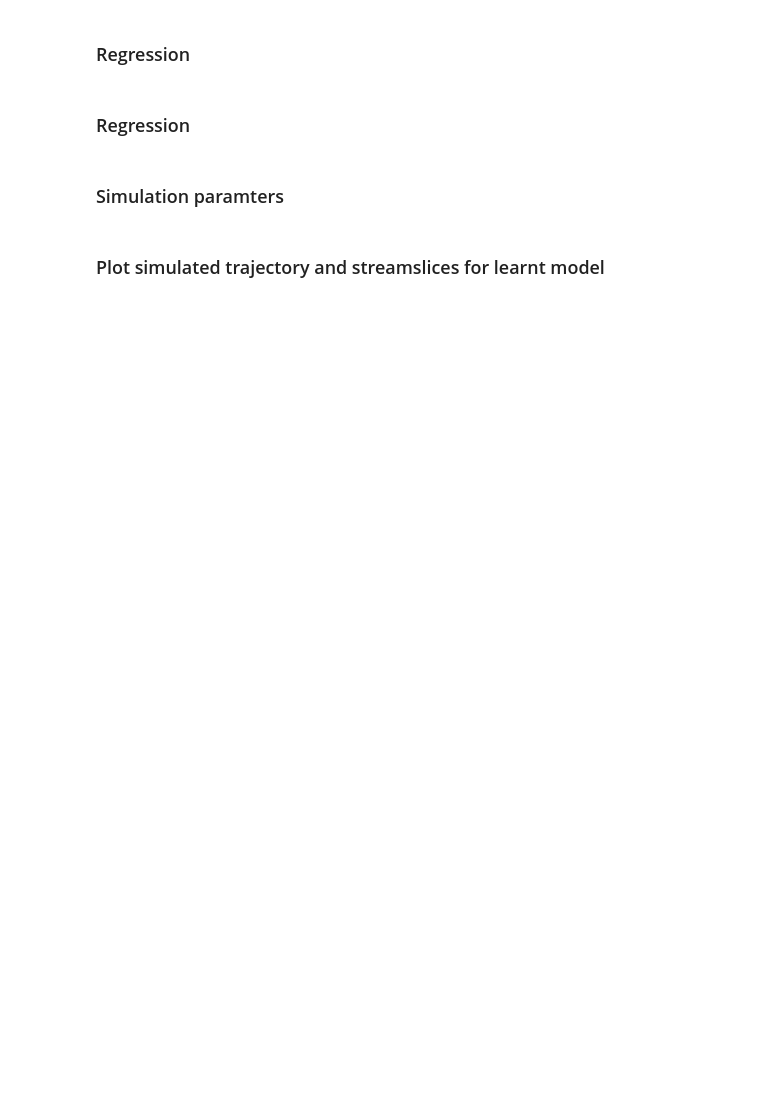
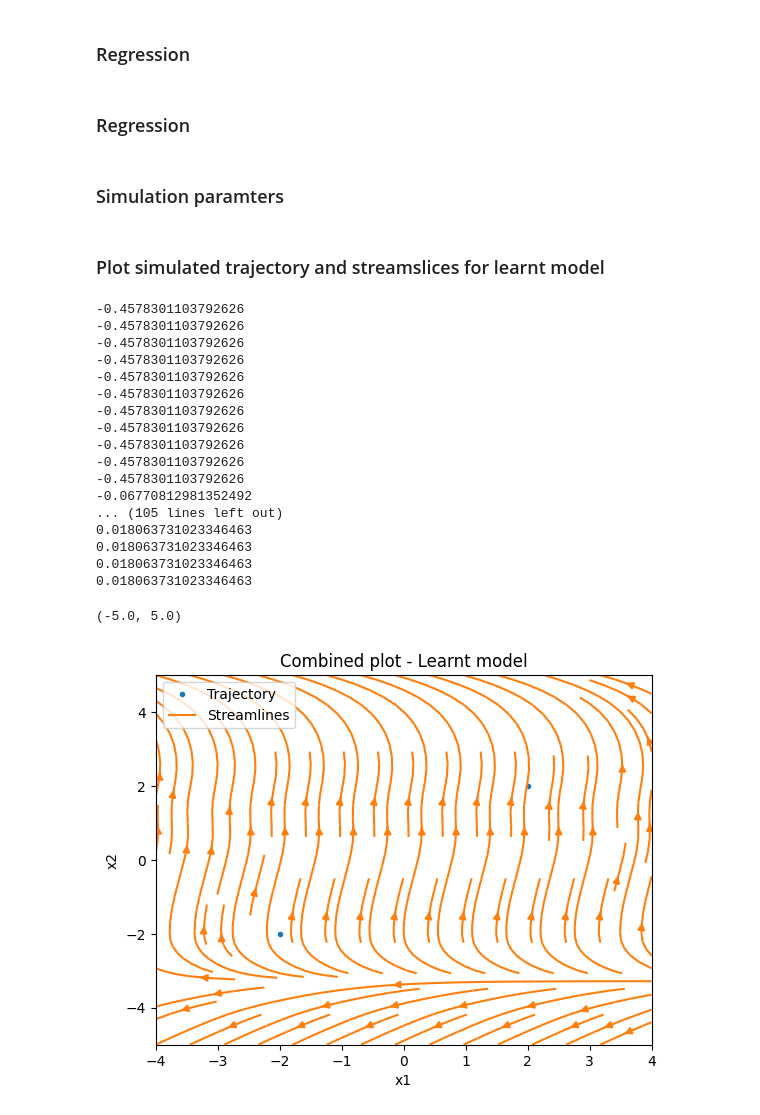
Before and after one commit to helenatp/prosjektoppgaveTPK4560, a Jupyter notebook: src/oscillator_with_rff.ipynb, the cells around one changed output. Cells and saved outputs as stored; diff of their text form; code cells hidden in the pictures; blank space fills up the shorter version.

Commit message:
learnt_model is not working

```diff
--- a/src/oscillator_with_rff.ipynb
+++ b/src/oscillator_with_rff.ipynb
@@ -167,15 +169,43 @@ print(x_train.shape, y_train.shape)
 # %% [markdown]
 ### Regression
+# %%
+def psi(x, w, b):
+    return np.sqrt(2) * np.cos(w.T@x + b)
+
+def psi_vector(x, w, b, m):
+    psi_vector = np.zeros(m)
+    for i in range(m):
+        psi_vector[i] = psi(x, w[:, i], b[:,i])
+    return np.array(psi_vector)
+
+def capital_psi(x, w, b, m, dim):
+    psi = psi_vector(x,w,b,m)
+    return np.kron(psi, np.eye(dim))
+
+
+def phi(x, w, b, n, m, dim):
+    phi = np.zeros((dim*n, dim*m))
+    for i in range(0, n):
+        psi = capital_psi(x[:,i], w, b, m, dim)
+        phi[dim*i] = psi[0]
+        phi[dim*i+1] = psi[1]
+    return phi
+
+def alpha_approx(x_vector, y, dim, m, lam, n):
+    phi_ = phi(x_vector, w, b, n, m, dim)
+    alpha_inv_part = np.linalg.inv(phi_.T @ phi_ + lam*np.eye(dim*m))
+    y_reshaped = np.reshape(y, (-1,1))
+    alpha = alpha_inv_part @ (phi_.T @ y_reshaped)
+    return alpha
 # %%
 # Get alphas (coefficient vectors)
 lambda_ = 0.000001 # regularization parameter lamda
 alpha_array_rff = alpha_approx(x_train, y_train, dim_of_function, num_of_samples, lambda_, num_of_points)
+
 # Create callable function for learnt dynamics (straight from working note)
 def learnt_model(t, x):
-    f = np.zeros((dim_of_function, num_of_points))
-    for i in range(num_of_points):
-        f[:, i] = capital_psi(x_train[:, i], w, b, num_of_samples, dim_of_function).T @ alpha_array_rff
-    return f
+    func = capital_psi(x_train[:, i], w, b, num_of_samples, dim_of_function) @ alpha_array_rff
+    return func.T
 # %% [markdown]
 ### Simulation paramters
 # %%
@@ -191,21 +221,41 @@ data_series = solve_ivp(learnt_model, timespan, init_condition).y
 # %%
 u_learnt = np.zeros(X1.shape)
 v_learnt = np.zeros(X1.shape)
 
 # for loop to get the velocity at each point witht the learnt model
 for (i,j), value in np.ndenumerate(X1):
+
     # get velocities at each point
     Y_prime = learnt_model(t, np.array([value, X2[i, j]]))
-    u_learnt[i,j] = Y_prime[0]
-    v_learnt[i,j] = Y_prime[1]
+    u_learnt[i,j] = Y_prime[:,0]
+    v_learnt[i,j] = Y_prime[:,1]
 
 plt.figure()
 plt.title('Combined plot - Learnt model')
-plt.plot(data_series[:, 0], data_series[:, 1], '.', Linewidth=2)
+plt.plot(data_series[:, 0], data_series[:, 1], '.', linewidth=1)
 plt.streamplot(X1, X2, u_learnt, v_learnt)
-# (...)
 plt.xlabel('x1')
 plt.ylabel('x2')
 plt.legend(['Trajectory', 'Streamlines'])
 plt.xlim([lower_bound_x1, upper_bound_x1])
 plt.ylim([lower_bound_x2, upper_bound_x2])
+# %% [output]
+-0.4578301103792626
+-0.4578301103792626
+-0.4578301103792626
+-0.4578301103792626
+-0.4578301103792626
+-0.4578301103792626
+-0.4578301103792626
+-0.4578301103792626
+-0.4578301103792626
+-0.4578301103792626
+-0.4578301103792626
+-0.06770812981352492
+... (105 lines left out)
+0.018063731023346463
+0.018063731023346463
+0.018063731023346463
+0.018063731023346463
+(-5.0, 5.0)
+[figure, added]
```
Also changed, not shown: parts of 7 cells of this notebook, 1 other file.
